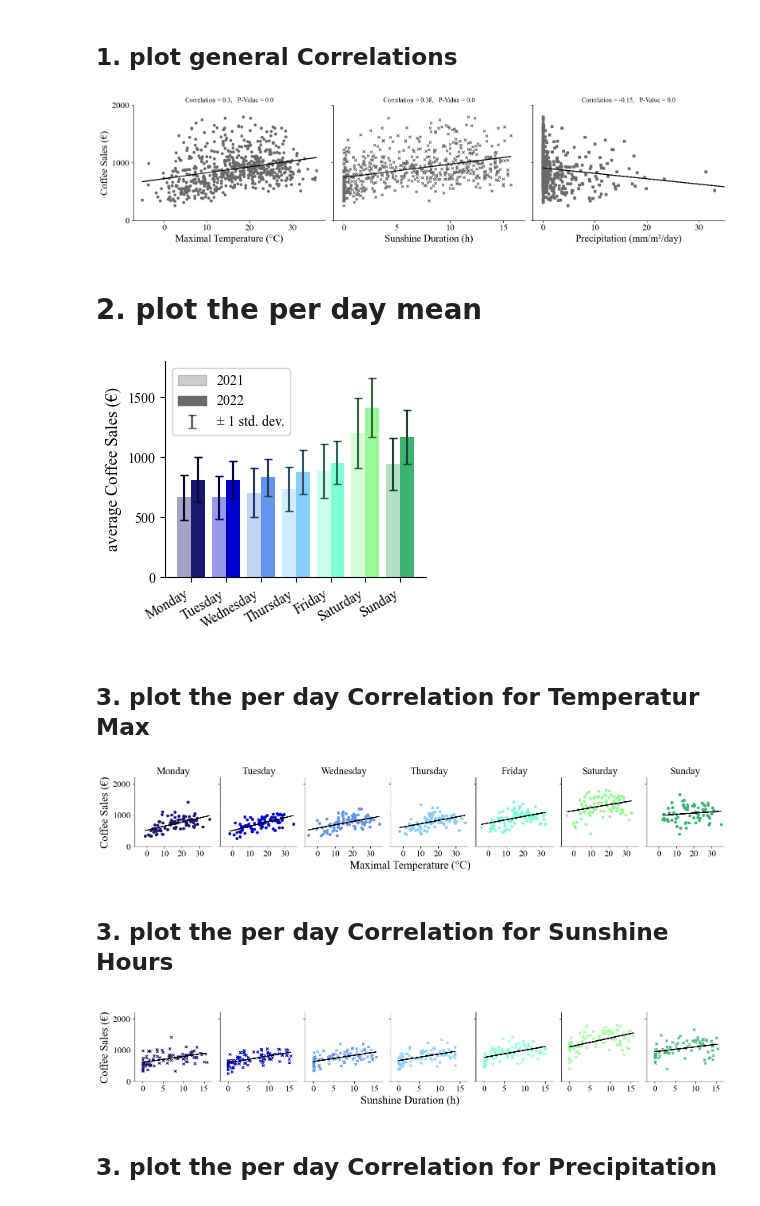
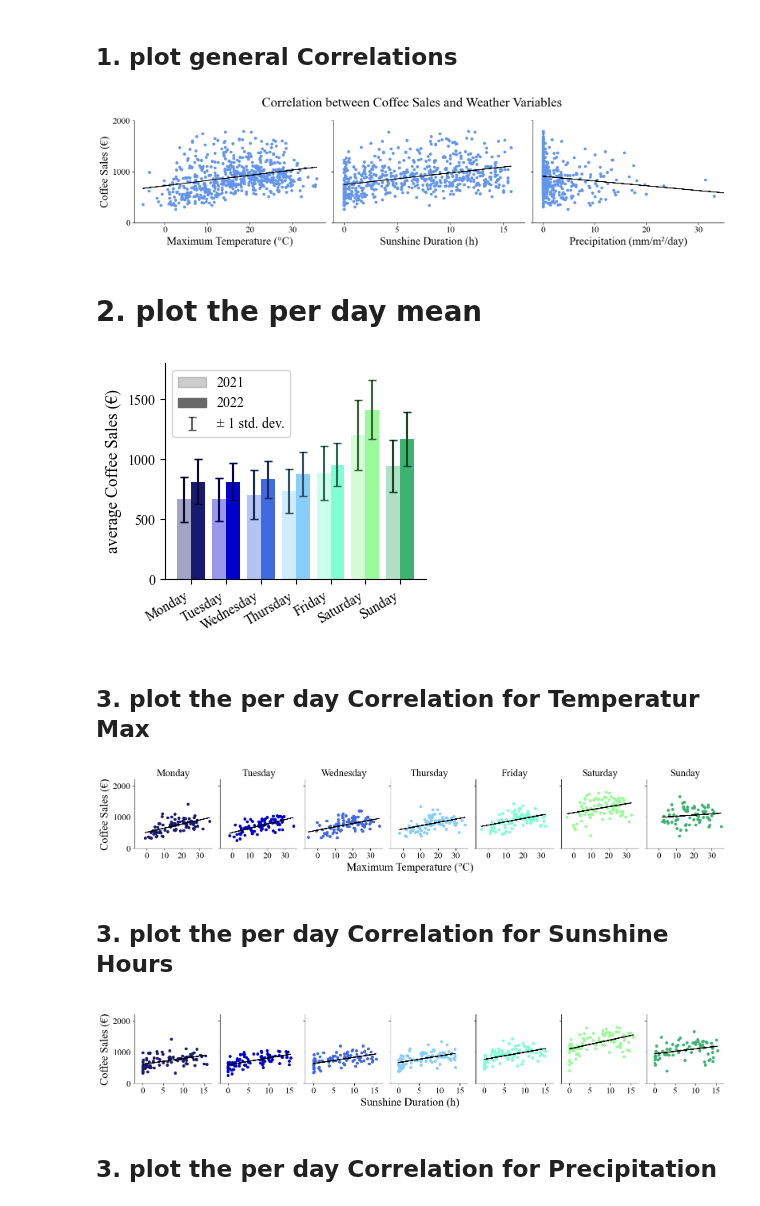
Before and after one commit to magicmagnus/CoffeeClimateCorrelation, a Jupyter notebook: 03_plot_combined_data.ipynb, the cells around one changed output. Drawn from its saved outputs; the diff is of its cells as text; code cells hidden in the pictures.

Commit message:
update colors

```diff
--- a/03_plot_combined_data.ipynb
+++ b/03_plot_combined_data.ipynb
@@ -45,10 +45,12 @@ sales_variable = "Coffee_sales"
 # plot the correlation between sales and mean, min and max temperature
 fig, axes = plt.subplots(1, 3, figsize=(16, 4), sharey=True)
 
+color = "cornflowerblue"
+
 weather_variable_1 = "temperature_max"
-axes[0].scatter(df[weather_variable_1], df[sales_variable], s=20,  marker="o", color="dimgrey")
-axes[0].set_xlabel("Maximal Temperature (°C)", fontsize=18)
-axes[0].set_ylabel("Coffee Sales (€)", fontsize=18,)
+axes[0].scatter(df[weather_variable_1], df[sales_variable], s=20,  marker="o", color=color)
+axes[0].set_xlabel("Maximum Temperature (°C)", fontsize=20)
+axes[0].set_ylabel("Coffee Sales (€)", fontsize=20,)
 axes[0].set_ylim(0, 1800)
 axes[0].set_yticks(np.arange(0, 2500, 1000))
 # fit a linear regression line with sklearn to plot the line in the plot
@@ -60,46 +62,48 @@ axes[0].plot(X, reg.predict(X), color="black")
 # corr = df[sales_variable].corr(df["temperature_mean"]) # inbuilt function to calculate correlation???
 corr = scipy.stats.pearsonr(df[sales_variable], df[weather_variable_1])[0]
 pval = scipy.stats.pearsonr(df[sales_variable], df[weather_variable_1])[1]
-axes[0].set_title(f"Correlation = {corr.round(2)}" + f",   P-Value = {pval.round(2)}")
+#axes[0].set_title(f"Correlation = {corr.round(2)}" + f",   P-Value = {pval.round(2)}")
 
 
 weather_variable_2 = "sunshine_duration"
-axes[1].scatter(df[weather_variable_2], df[sales_variable], s=20,  marker="x", color="dimgrey")
-axes[1].set_xlabel("Sunshine Duration (h)", fontsize=18)
+axes[1].scatter(df[weather_variable_2], df[sales_variable], s=20,  marker="o", color=color)
+axes[1].set_xlabel("Sunshine Duration (h)", fontsize=20)
 axes[1].set_xlim(-1, 17)
 axes[1].set_xticks(np.arange(0, 20, 5))
 X = df[weather_variable_2].values.reshape(-1, 1)
 reg = LinearRegression().fit(X, y)
 axes[1].plot(X, reg.predict(X), color="black")
 #corr = df[sales_variable].corr(df["temperature_min"])
 corr = scipy.stats.pearsonr(df[sales_variable], df[weather_variable_2])[0]
 pval = scipy.stats.pearsonr(df[sales_variable], df[weather_variable_2])[1]
-axes[1].set_title(f"Correlation = {corr.round(2)}" + f",   P-Value = {pval.round(2)}")
+#axes[1].set_title(f"Correlation = {corr.round(2)}" + f",   P-Value = {pval.round(2)}")
 
 
 weather_variable_3 = "precipitation"
-axes[2].scatter(df[weather_variable_3], df[sales_variable], s=20,  marker="s", color="dimgrey")
-axes[2].set_xlabel("Precipitation (mm/m²/day)", fontsize=18)
+axes[2].scatter(df[weather_variable_3], df[sales_variable], s=20,  marker="o", color=color)
+axes[2].set_xlabel("Precipitation (mm/m²/day)", fontsize=20)
 axes[2].set_xlim(-2, 35)
 axes[2].set_xticks(np.arange(0, 40, 10))
 X = df[weather_variable_3].values.reshape(-1, 1)
 reg = LinearRegression().fit(X, y)
 axes[2].plot(X, reg.predict(X), color="black")
 #corr = df[sales_variable].corr(df["temperature_max"])
 corr = scipy.stats.pearsonr(df[sales_variable], df[weather_variable_3])[0]
 pval = scipy.stats.pearsonr(df[sales_variable], df[weather_variable_3])[1]
-axes[2].set_title(f"Correlation = {corr.round(2)}" + f",   P-Value = {pval.round(2)}")
+#axes[2].set_title(f"Correlation = {corr.round(2)}" + f",   P-Value = {pval.round(2)}")
 
 for ax in axes:
     ax.tick_params(axis="both", which="major", labelsize=16)
     ax.spines["right"].set_visible(False)
     ax.spines["top"].set_visible(False)
 
+# set titel for the whole plot
+fig.suptitle("Correlation between Coffee Sales and Weather Variables", fontsize=24)
 plt.tight_layout()
 plt.savefig("results/temp_sun_precip.pdf", bbox_inches="tight", dpi=300)
 plt.show()
 # %% [output]
-[figure, old version]
+[figure, new version]
 # %%
 def plot_correlation(df, weather_variable, sales_variable, condition, condition_value, ax, s, marker, color=None):
     df= df[df[condition] == condition_value]
@@ -120,7 +124,7 @@ weather_variable = "temperature_max"
 sales_variable = "Coffee_sales"
 
 days = ["Monday", "Tuesday", "Wednesday", "Thursday", "Friday", "Saturday", "Sunday"]
-day_colors = ["midnightblue", "mediumblue", "cornflowerblue", "lightskyblue", "aquamarine", "palegreen", "mediumseagreen"]
+day_colors = ["midnightblue", "mediumblue", "royalblue", "lightskyblue", "aquamarine", "palegreen", "mediumseagreen"]
 
 
 fig, ax = plt.subplots(1, 1, figsize=(3.5, 3), sharey=True, sharex=True)
@@ -162,7 +166,7 @@ plt.tight_layout()
 plt.savefig("results/mean_sales_by_day_of_week.pdf", dpi=300, format="pdf")
 plt.show()
 # %% [output]
-[figure, old version]
+[figure, new version]
 # %% [markdown]
 ## 3. plot the per day Correlation for Temperatur Max
 # %%
@@ -173,7 +177,7 @@ sales_variable = "Coffee_sales"
 
 # Plot the correlation between the max temperature and the sales for each day of the week
 fig, axes = plt.subplots(1, 7, figsize=(16, 3), sharey=True, sharex=True, frameon=True)
-fig.supxlabel("Maximal Temperature (°C)", fontsize=20, x=0.5, y=0.08)
+fig.supxlabel("Maximum Temperature (°C)", fontsize=20, x=0.5, y=0.08)
 fig.supylabel("Coffee Sales (€)",        fontsize=20, x=0.015, y=0.57)
 for i, day in enumerate(days):
     plot_correlation(df, weather_variable, sales_variable, "day_of_week", day, axes[i], 20, "o", day_colors[i])
@@ -191,7 +195,7 @@ plt.tight_layout()
 plt.savefig("results/correlation_by_day_of_week.pdf", dpi=300, bbox_inches="tight")
 plt.show()
 # %% [output]
-[figure, old version]
+[figure, new version]
 # %% [markdown]
 ## 3. plot the per day Correlation for Sunshine Hours
 # %%
@@ -205,7 +209,7 @@ fig, axes = plt.subplots(1, 7, figsize=(16, 3), sharey=True, sharex=True, frameo
 fig.supxlabel("Sunshine Duration (h)", fontsize=20, x=0.5, y=0.08)
 fig.supylabel("Coffee Sales (€)",      fontsize=20, x=0.015, y=0.57)
 for i, day in enumerate(days):
-    plot_correlation(df, weather_variable, sales_variable, "day_of_week", day, axes[i], 20, "x", day_colors[i])
+    plot_correlation(df, weather_variable, sales_variable, "day_of_week", day, axes[i], 20, "o", day_colors[i])
     axes[i].set_ylim(0, 2200)
     axes[i].set_yticks(np.arange(0, 2500, 1000))
     axes[i].set_xlim(-2, 17)
@@ -219,7 +223,7 @@ plt.tight_layout()
 plt.savefig("results/correlation_sunshine_by_day_of_week.pdf", dpi=300, bbox_inches="tight")
 plt.show()
 # %% [output]
-[figure, old version]
+[figure, new version]
 # %% [markdown]
 ## 3. plot the per day Correlation for Precipitation
 # %%
```
Also changed, not shown: parts of 1 cell of this notebook, 7 other files.
